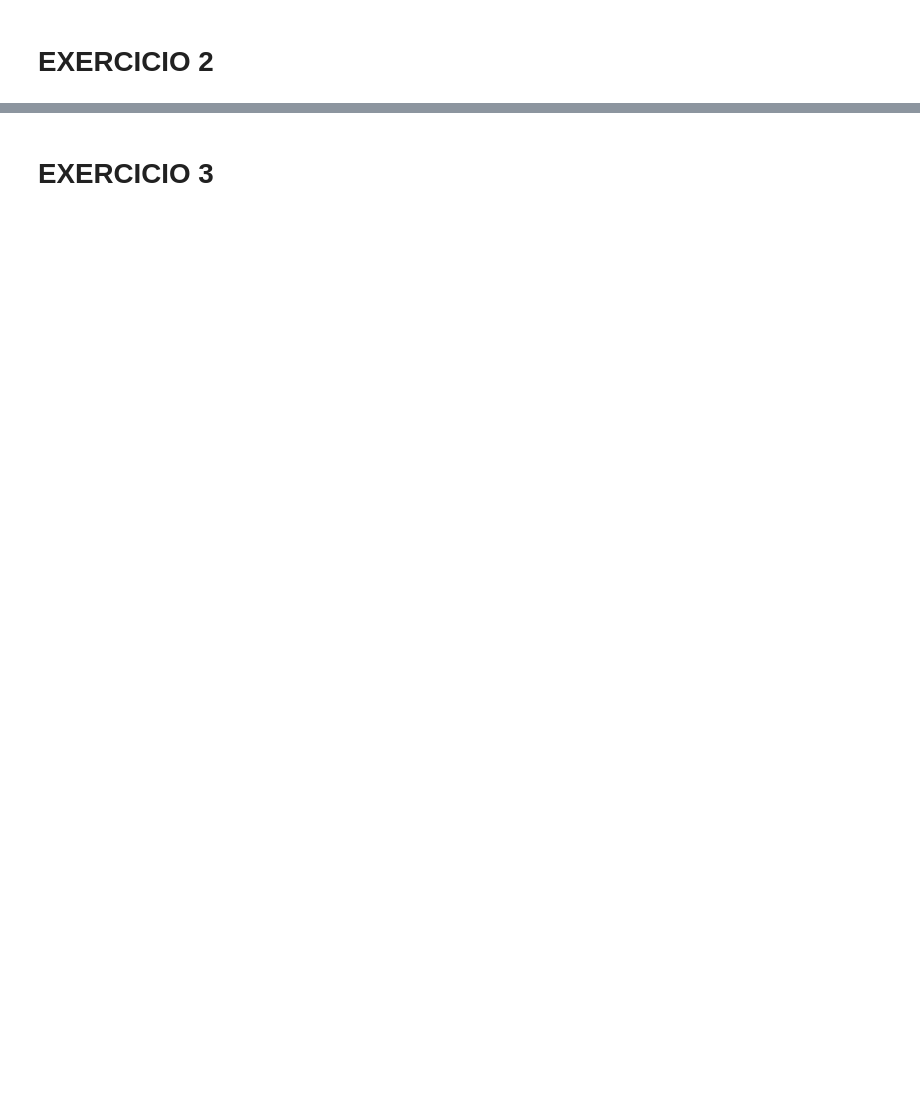
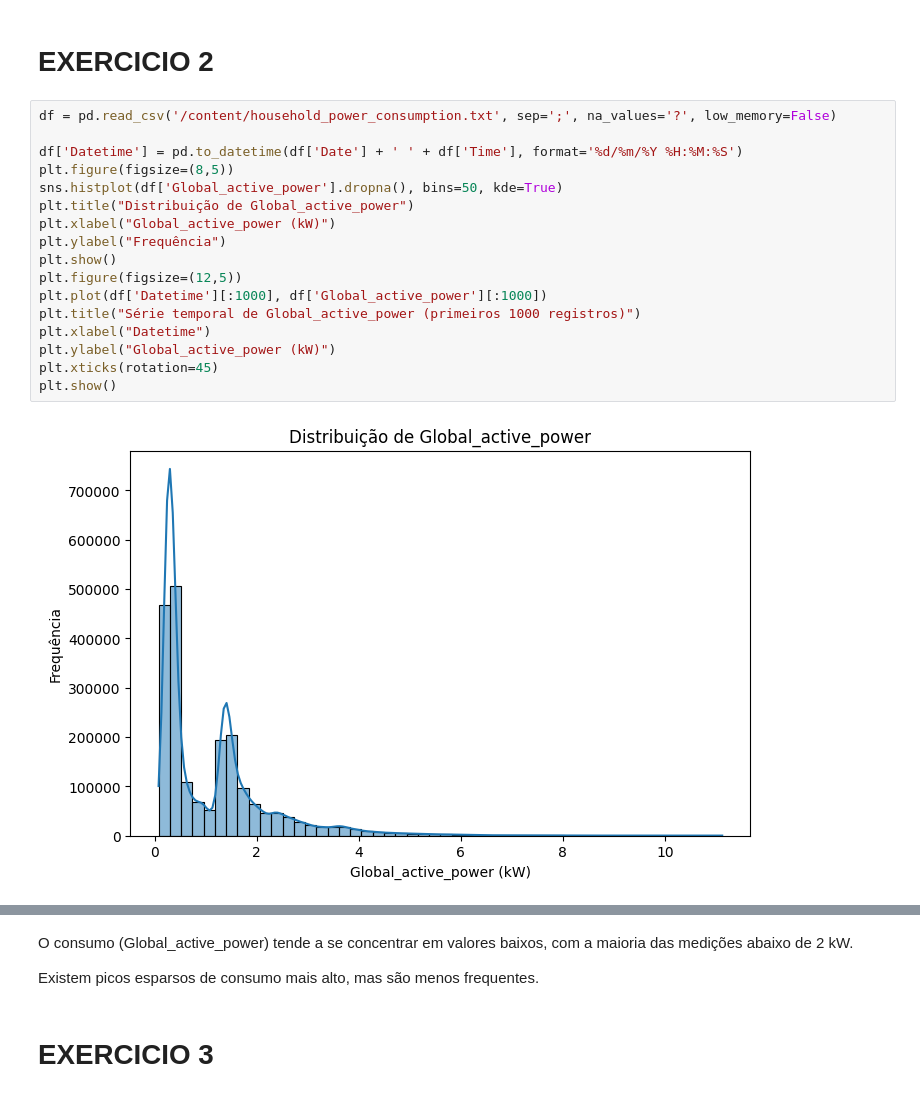
Before and after one commit to caiohc28/cp4-ia, a Jupyter notebook: cp4.ipynb, the cells around one changed output, grey strips where cells are left out. Saved outputs shown, nothing was run; the diff lists cells and outputs as text; blank space fills up the shorter version.

```diff
--- a/cp4.ipynb
+++ b/cp4.ipynb
@@ -24,2 +54,21 @@ print(df.head(10))
 # %% [markdown]
 # **EXERCICIO 2**
+# %%
+df = pd.read_csv('/content/household_power_consumption.txt', sep=';', na_values='?', low_memory=False)
+
+df['Datetime'] = pd.to_datetime(df['Date'] + ' ' + df['Time'], format='%d/%m/%Y %H:%M:%S')
+plt.figure(figsize=(8,5))
+sns.histplot(df['Global_active_power'].dropna(), bins=50, kde=True)
+plt.title("Distribuição de Global_active_power")
+plt.xlabel("Global_active_power (kW)")
+plt.ylabel("Frequência")
+plt.show()
+plt.figure(figsize=(12,5))
+plt.plot(df['Datetime'][:1000], df['Global_active_power'][:1000])
+plt.title("Série temporal de Global_active_power (primeiros 1000 registros)")
+plt.xlabel("Datetime")
+plt.ylabel("Global_active_power (kW)")
+plt.xticks(rotation=45)
+plt.show()
+# %% [output]
+[figure, added]
@@ -26,2 +76,6 @@ print(df.head(10))
+# %% [markdown]
+O consumo (Global_active_power) tende a se concentrar em valores baixos, com a maioria das medições abaixo de 2 kW.
+
+Existem picos esparsos de consumo mais alto, mas são menos frequentes.
 # %% [markdown]
 # **EXERCICIO 3**
```
Also changed, not shown: parts of 84 cells of this notebook.
